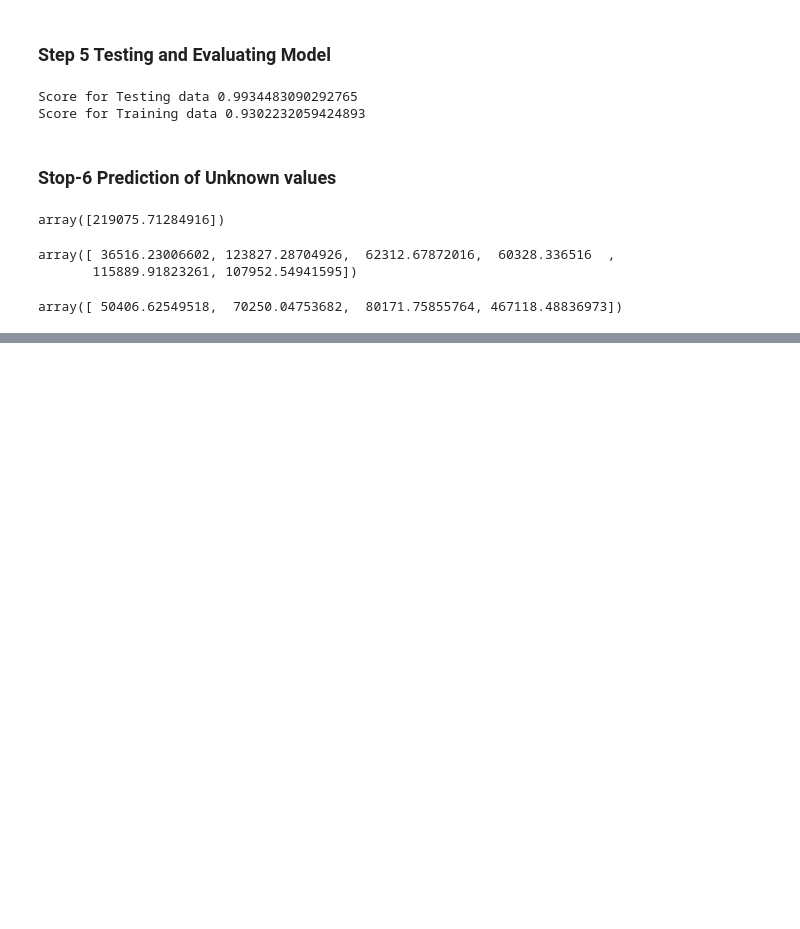
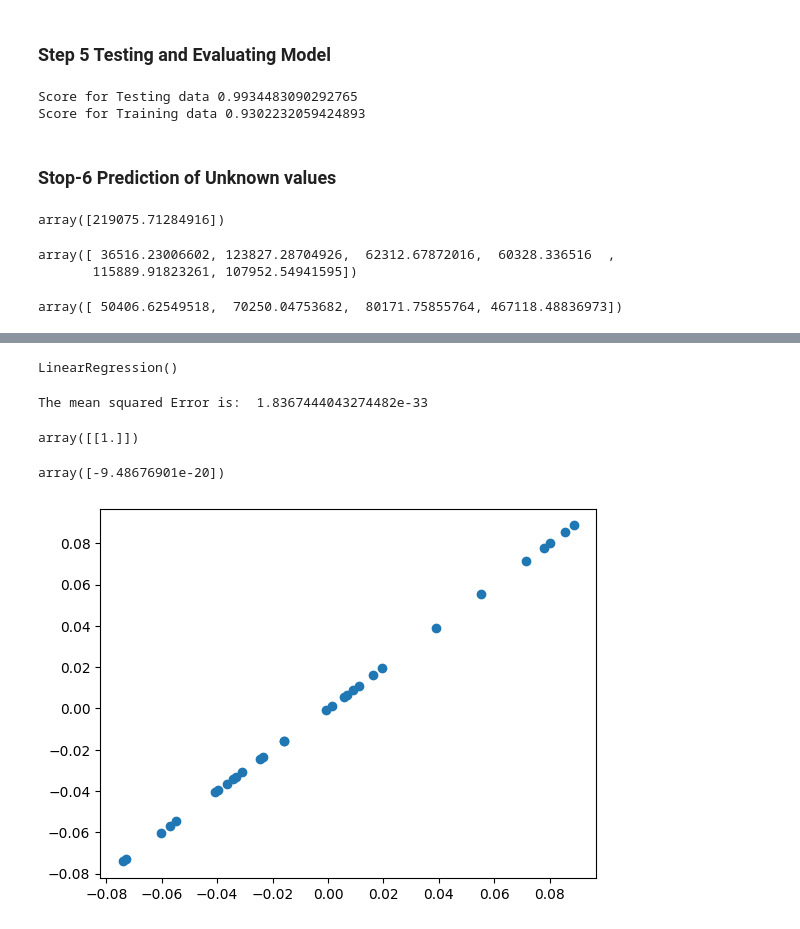
Before and after one commit to M-Aaqib-Arshad/Machine-Learning, a Jupyter notebook: 01_ML_Simple_Regression.ipynb, the cells around one changed output, grey strips where cells are left out. Drawn from its saved outputs; the diff is of its cells as text; code cells hidden in the pictures; blank space fills up the shorter version.

```diff
--- a/01_ML_Simple_Regression.ipynb
+++ b/01_ML_Simple_Regression.ipynb
@@ -112,0 +224,3 @@ array([ 50406.62549518,  70250.04753682,  80171.75855764, 467118.48836973])
+# %%
+diabatic_X = diabatic.data[:,np.newaxis,2]
+diabatic_X
@@ -112,0 +245,4 @@ array([ 50406.62549518,  70250.04753682,  80171.75855764, 467118.48836973])
+# %%
+diabatic_X_train = diabatic_X[:-30]
+diabatic_X_test = diabatic_X[-30:]
+diabatic_X_train
@@ -112,0 +267,8 @@ array([ 50406.62549518,  70250.04753682,  80171.75855764, 467118.48836973])
+# %%
+diabatic_Y_train = diabatic_X[:-30]
+diabatic_Y_test = diabatic_X[-30:]
+# %%
+model = linear_model.LinearRegression()
+model.fit(diabatic_X_train,diabatic_Y_train)
+# %% [output]
+LinearRegression()
@@ -112,0 +277,21 @@ array([ 50406.62549518,  70250.04753682,  80171.75855764, 467118.48836973])
+# %%
+print("The mean squared Error is: ", mean_squared_error(diabatic_Y_test,diabatic_Y_Predicted))
+# %% [output]
+The mean squared Error is:  1.8367444043274482e-33
+# %%
+# weights
+
+model.coef_
+# %% [output]
+array([[1.]])
+# %%
+# intercept
+# Note: Intercept is start when feature is 0
+model.intercept_
+# %% [output]
+array([-9.48676901e-20])
+# %%
+plt.scatter(diabatic_X_test,diabatic_Y_test)
+plt.show()
+# %% [output]
+[figure, added]
```
Also changed, not shown: parts of 16 cells of this notebook, 3 other files.
